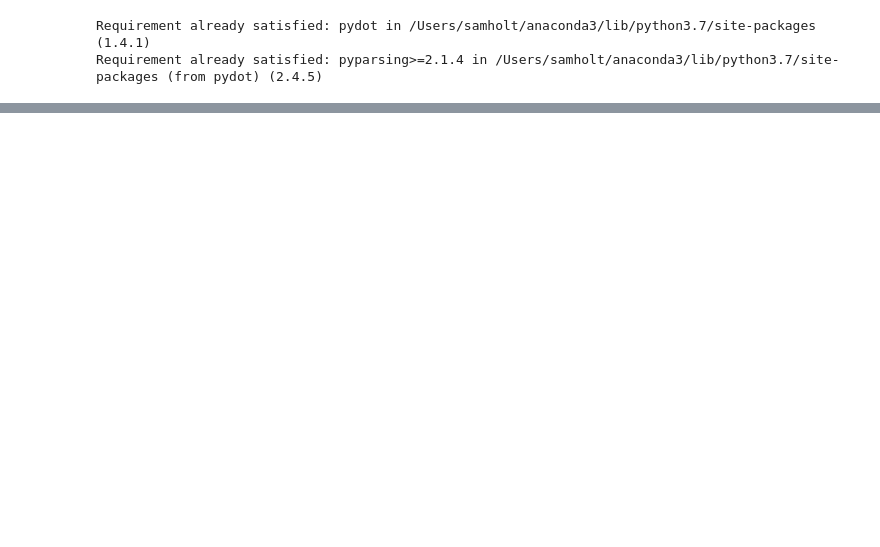
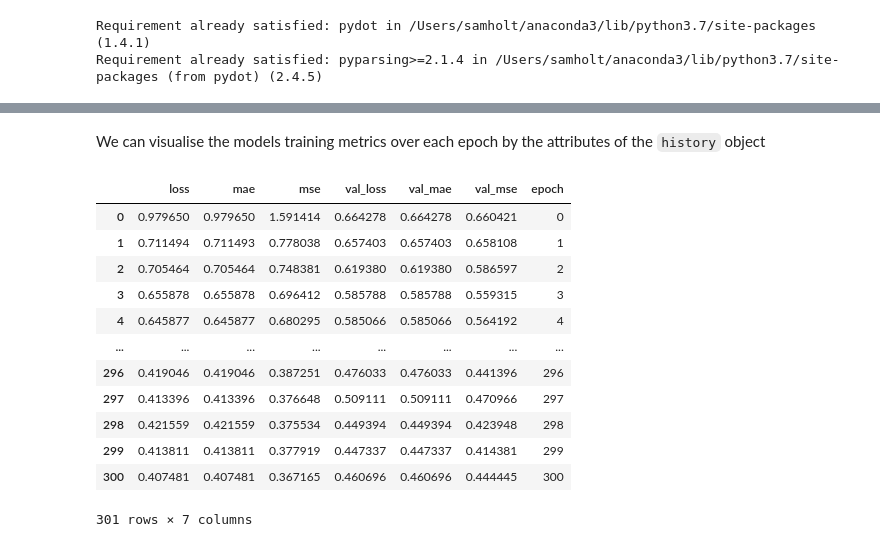
Before and after one commit to PacktPublishing/Practical-Machine-Learning-with-TensorFlow-2.0-and-Scikit-Learn, a Jupyter notebook: section_5/5-4.ipynb, the cells around one changed output, grey strips where cells are left out. Saved outputs shown, nothing was run; the diff lists cells and outputs as text; code cells hidden in the pictures; blank space fills up the shorter version.

```diff
--- a/section_5/5-4.ipynb
+++ b/section_5/5-4.ipynb
@@ -43,0 +91,20 @@ More functiona API stuff !
+# %% [markdown]
+We can visualise the models training metrics over each epoch by the attributes of the `history` object
+# %%
+history_df = pd.DataFrame(history.history)
+history_df['epoch'] = history.epoch
+history_df
+# %% [output]
+|  | loss | mae | mse | val_loss | val_mae | val_mse | epoch |
+| 0 | 0.979650 | 0.979650 | 1.591414 | 0.664278 | 0.664278 | 0.660421 | 0 |
+| 1 | 0.711494 | 0.711493 | 0.778038 | 0.657403 | 0.657403 | 0.658108 | 1 |
+| 2 | 0.705464 | 0.705464 | 0.748381 | 0.619380 | 0.619380 | 0.586597 | 2 |
+| 3 | 0.655878 | 0.655878 | 0.696412 | 0.585788 | 0.585788 | 0.559315 | 3 |
+| 4 | 0.645877 | 0.645877 | 0.680295 | 0.585066 | 0.585066 | 0.564192 | 4 |
+| ... | ... | ... | ... | ... | ... | ... | ... |
+| 296 | 0.419046 | 0.419046 | 0.387251 | 0.476033 | 0.476033 | 0.441396 | 296 |
+| 297 | 0.413396 | 0.413396 | 0.376648 | 0.509111 | 0.509111 | 0.470966 | 297 |
+| 298 | 0.421559 | 0.421559 | 0.375534 | 0.449394 | 0.449394 | 0.423948 | 298 |
+| 299 | 0.413811 | 0.413811 | 0.377919 | 0.447337 | 0.447337 | 0.414381 | 299 |
+| 300 | 0.407481 | 0.407481 | 0.367165 | 0.460696 | 0.460696 | 0.444445 | 300 |
+301 rows × 7 columns
```
Also changed, not shown: parts of 10 cells of this notebook.
